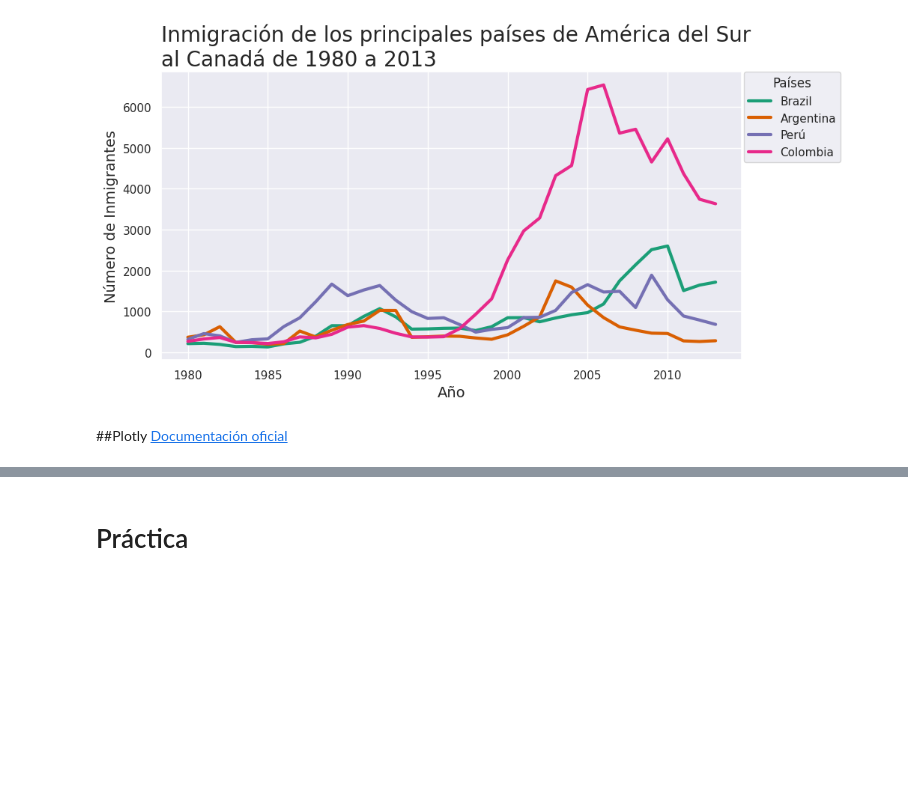
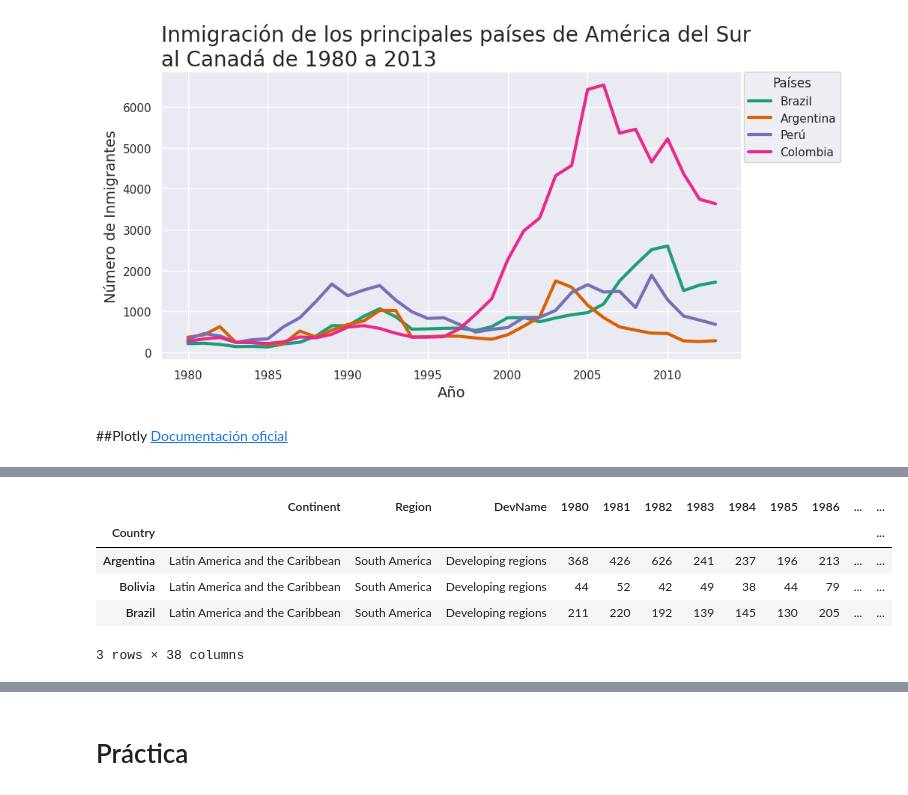
Before and after one commit to AenimaLabs/Oracle_One_Data_Science, a Jupyter notebook: Visualización_de_datos.ipynb, the cells around one changed output, grey strips where cells are left out. Cells and saved outputs as stored; diff of their text form; code cells hidden in the pictures; blank space fills up the shorter version.

```diff
--- a/Visualización_de_datos.ipynb
+++ b/Visualización_de_datos.ipynb
@@ -684,3 +690,12 @@ fig.update_layout(width = 600, height = 400, xaxis = {'tickangle':-45} )
 fig.show()
 # %% [output]
 [interactive output not drawn]
+# %%
+display(sudamerica.head(3))
+# %% [output]
+|  | Continent | Region | DevName | 1980 | 1981 | 1982 | 1983 | 1984 | 1985 | 1986 | ... | ... |
+| Country |  |  |  |  |  |  |  |  |  |  |  | ... |
+| Argentina | Latin America and the Caribbean | South America | Developing regions | 368 | 426 | 626 | 241 | 237 | 196 | 213 | ... | ... |
+| Bolivia | Latin America and the Caribbean | South America | Developing regions | 44 | 52 | 42 | 49 | 38 | 44 | 79 | ... | ... |
+| Brazil | Latin America and the Caribbean | South America | Developing regions | 211 | 220 | 192 | 139 | 145 | 130 | 205 | ... | ... |
+3 rows × 38 columns
```
Also changed, not shown: parts of 18 cells of this notebook.
